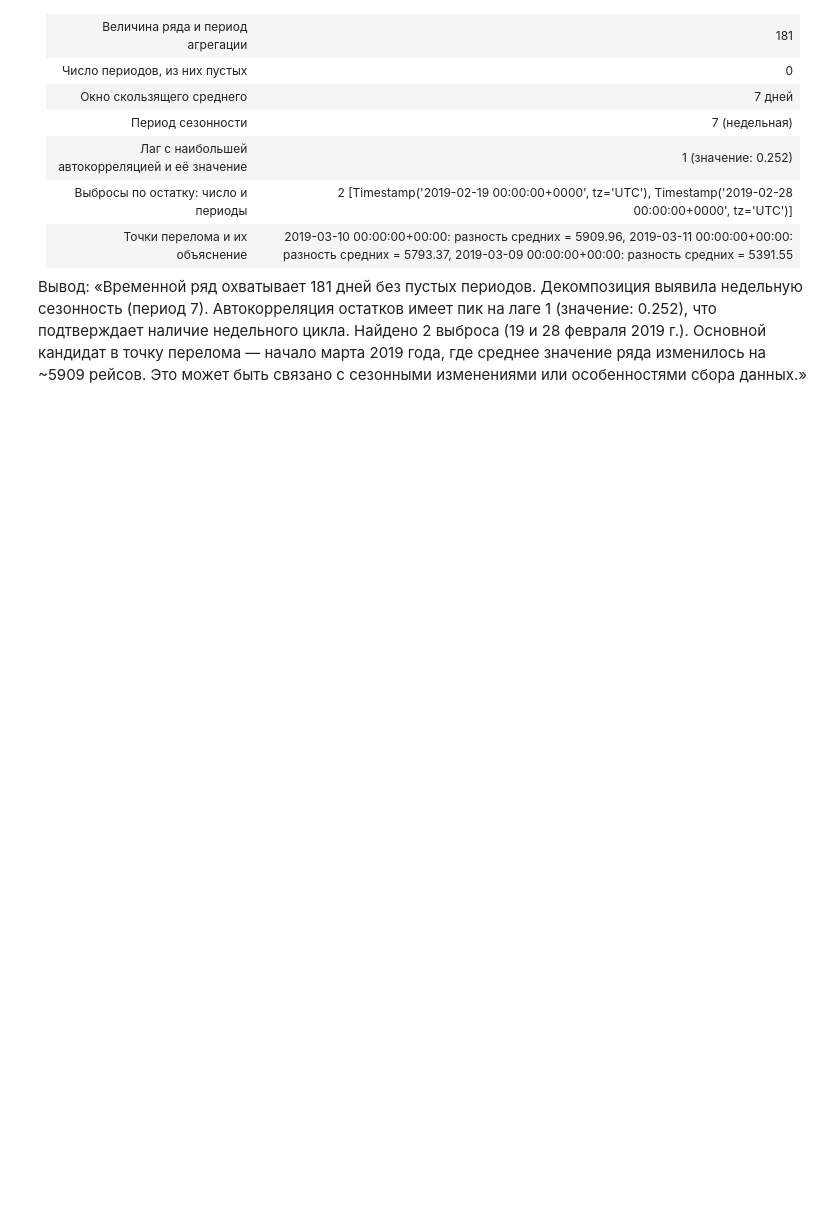
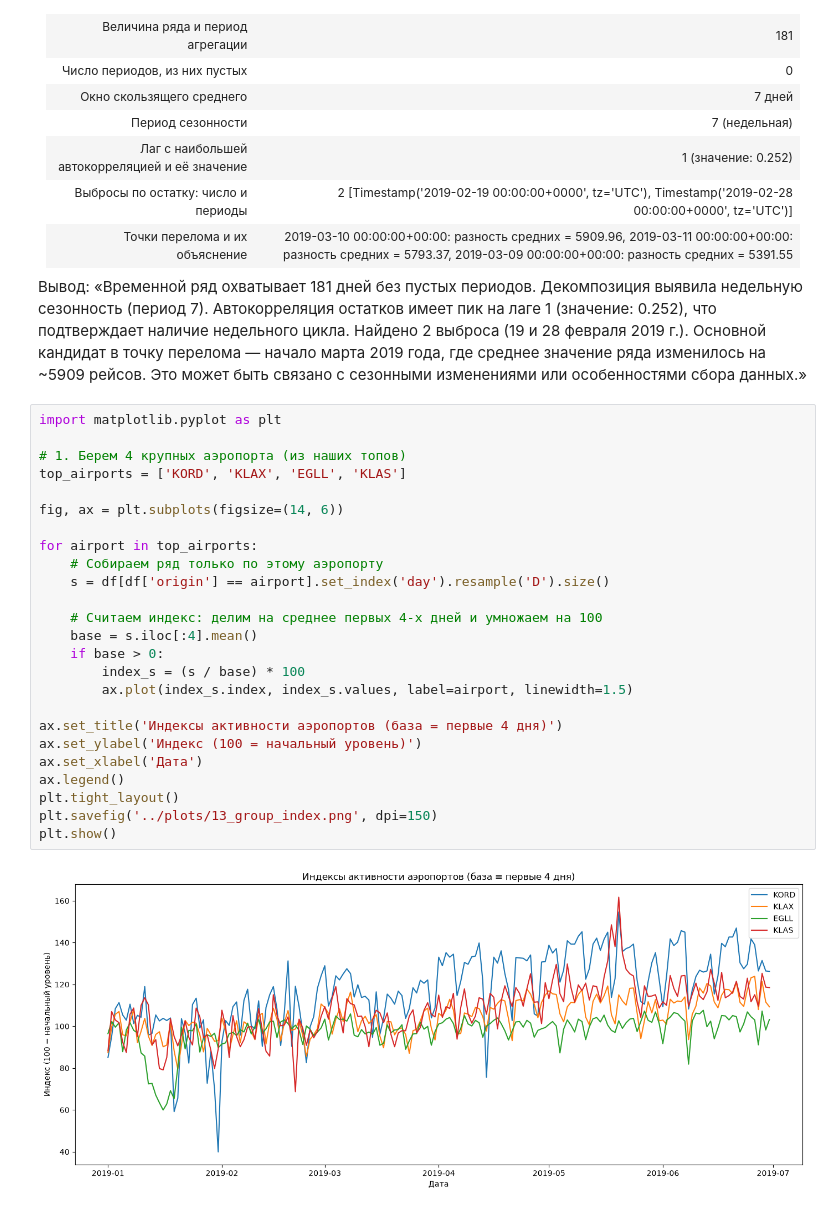
Before and after one commit to smitila9-maker/data-analysis-lab1, a Jupyter notebook: notebooks/08_series.ipynb, the cells around one changed output. Cells and saved outputs as stored; diff of their text form; blank space fills up the shorter version.

```diff
--- a/notebooks/08_series.ipynb
+++ b/notebooks/08_series.ipynb
@@ -65,3 +65,30 @@ best_lag, best_val = plot_autocorrelation(resid_series)
 | Точки перелома и их объяснение | 2019-03-10 00:00:00+00:00: разность средних = 5909.96, 2019-03-11 00:00:00+00:00: разность средних = 5793.37, 2019-03-09 00:00:00+00:00: разность средних = 5391.55 |
 
 Вывод: «Временной ряд охватывает 181 дней без пустых периодов. Декомпозиция выявила недельную сезонность (период 7). Автокорреляция остатков имеет пик на лаге 1 (значение: 0.252), что подтверждает наличие недельного цикла. Найдено 2 выброса (19 и 28 февраля 2019 г.). Основной кандидат в точку перелома — начало марта 2019 года, где среднее значение ряда изменилось на ~5909 рейсов. Это может быть связано с сезонными изменениями или особенностями сбора данных.»
+# %%
+import matplotlib.pyplot as plt
+
+# 1. Берем 4 крупных аэропорта (из наших топов)
+top_airports = ['KORD', 'KLAX', 'EGLL', 'KLAS']
+
+fig, ax = plt.subplots(figsize=(14, 6))
+
+for airport in top_airports:
+    # Собираем ряд только по этому аэропорту
+    s = df[df['origin'] == airport].set_index('day').resample('D').size()
+
+    # Считаем индекс: делим на среднее первых 4-х дней и умножаем на 100
+    base = s.iloc[:4].mean()
+    if base > 0:
+        index_s = (s / base) * 100
+        ax.plot(index_s.index, index_s.values, label=airport, linewidth=1.5)
+
+ax.set_title('Индексы активности аэропортов (база = первые 4 дня)')
+ax.set_ylabel('Индекс (100 = начальный уровень)')
+ax.set_xlabel('Дата')
+ax.legend()
+plt.tight_layout()
+plt.savefig('../plots/13_group_index.png', dpi=150)
+plt.show()
+# %% [output]
+[figure, added]
```
Also changed, not shown: parts of 2 cells of this notebook, 1 other file.
